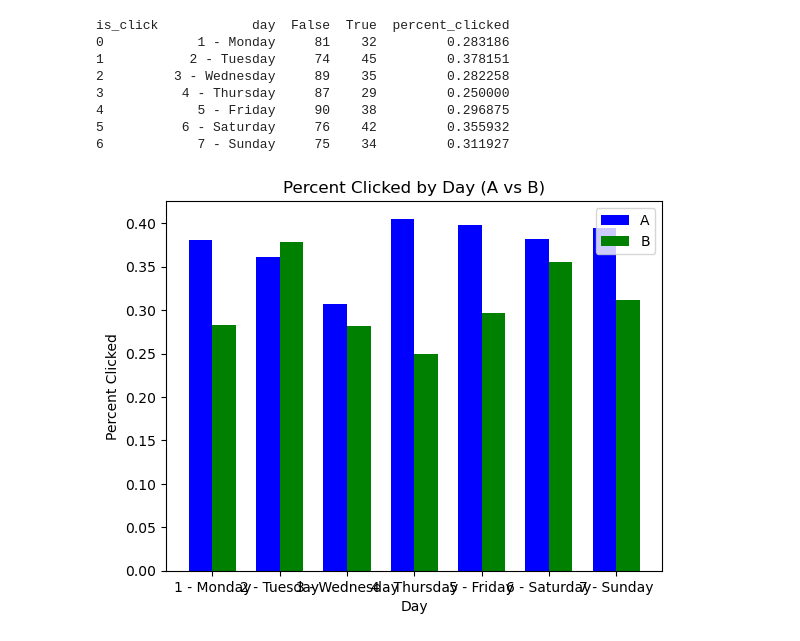
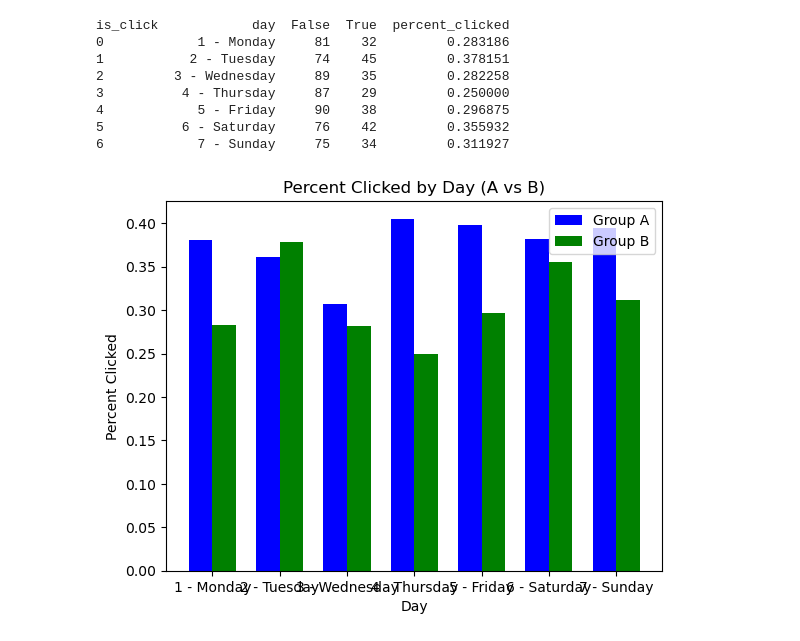
Before and after one commit to danielhardej/codecademy, a Jupyter notebook: Analyze-Financial-Data-With-Python/3-Intro-to-Pandas/ShoeFly-AB-testing-project.ipynb, the cells around one changed output. Saved outputs shown, nothing was run; the diff lists cells and outputs as text; code cells hidden in the pictures.

```diff
--- a/Analyze-Financial-Data-With-Python/3-Intro-to-Pandas/ShoeFly-AB-testing-project.ipynb
+++ b/Analyze-Financial-Data-With-Python/3-Intro-to-Pandas/ShoeFly-AB-testing-project.ipynb
@@ -205,11 +205,11 @@ b_clicks_pc_by_day = b_clicks_by_day_pivot[['day', 'percent_clicked']]
 # %%
 width = 0.35
 rects1 = plt.bar(a_clicks_pc_by_day['day'], a_clicks_pc_by_day['percent_clicked'], -width, align='edge', color='b', label='A')
 rects2 = plt.bar(b_clicks_pc_by_day['day'], b_clicks_pc_by_day['percent_clicked'], +width, align='edge', color='g', label='B')
 plt.xlabel('Day')
 plt.ylabel('Percent Clicked')
-plt.legend()
+plt.legend(['Group A', 'Group B'])
 plt.title('Percent Clicked by Day (A vs B)')
 plt.show()
 # %% [output]
-[figure, old version]
+[figure, new version]
```
